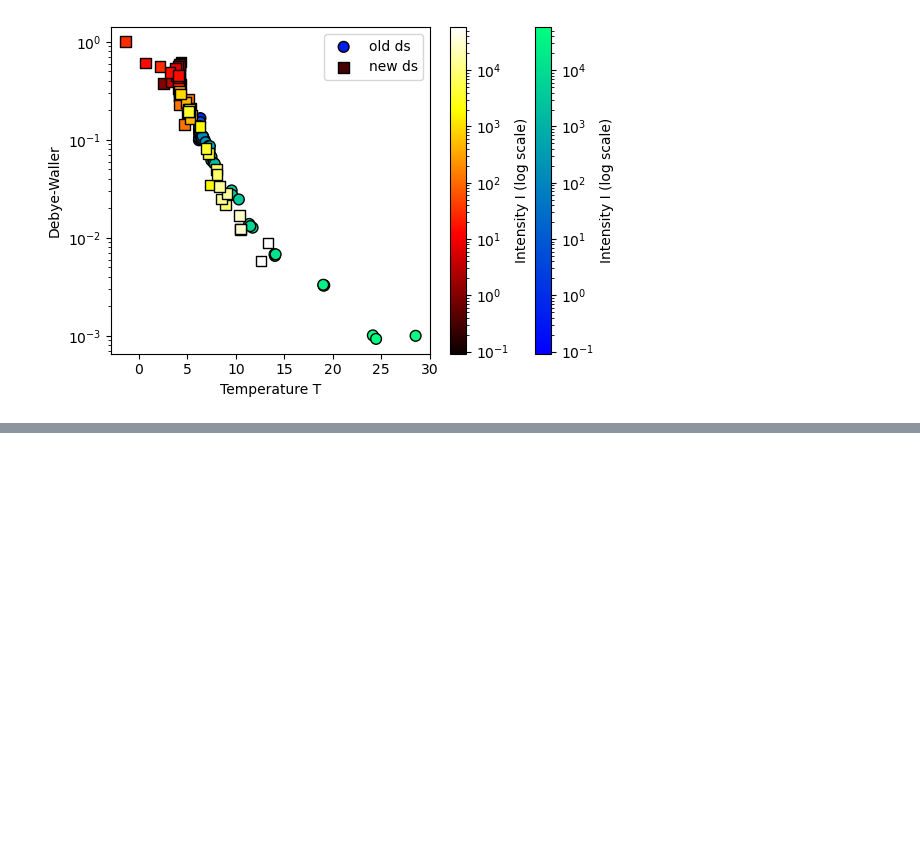
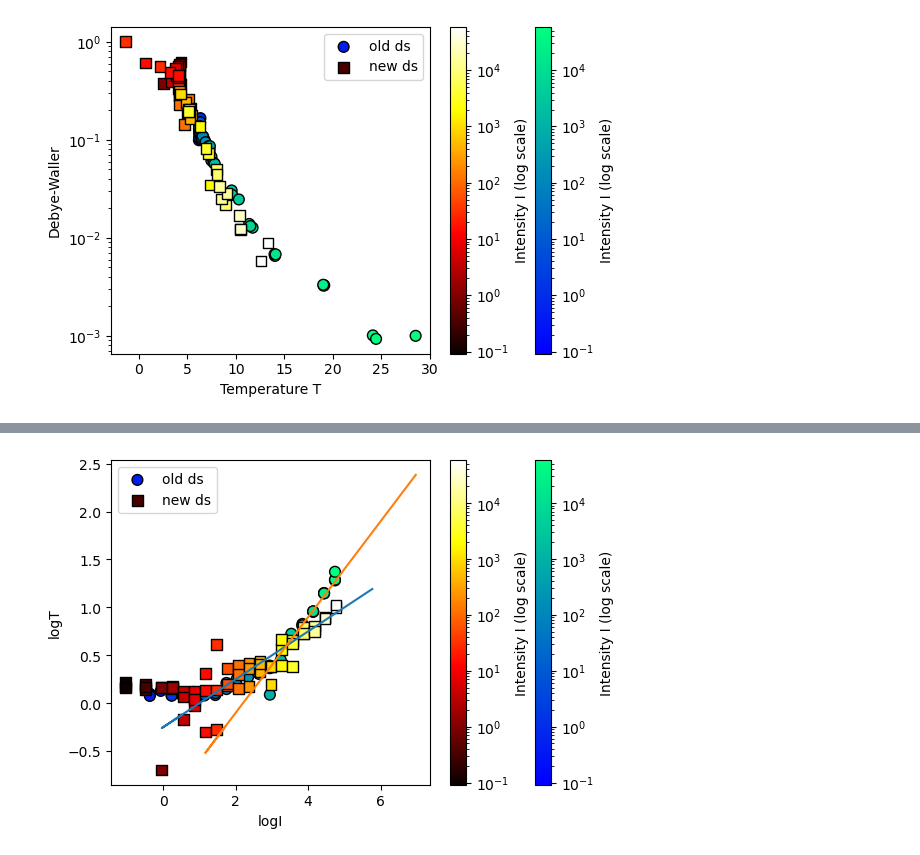
Before and after one commit to Daniele-PyBECTN/molecular_quantum_optics, a Jupyter notebook: Anomalous_saturation/dana_analysis/power_scans.ipynb, the cells around one changed output, grey strips where cells are left out. Saved outputs shown, nothing was run; the diff lists cells and outputs as text; code cells hidden in the pictures; blank space fills up the shorter version.

```diff
--- a/Anomalous_saturation/dana_analysis/power_scans.ipynb
+++ b/Anomalous_saturation/dana_analysis/power_scans.ipynb
@@ -598,3 +626,69 @@ plt.tight_layout()
 plt.show()
 # %% [output]
 [figure]
+# %%
+
+I_postemp2 = np.clip(I_pow2, np.min(I_pow2[I_pow2 > 0]), None)
+I_postemp1 = np.clip(I_pow, np.min(I_pow[I_pow > 0]), None)
+
+logP1 = np.log10(I_pow)
+logP2 = np.log10(I_pow2)
+
+
+logT1 = np.log10(np.abs(T_pow1-2.7))
+logT2 = np.log10(np.abs(T_pow2-5))
+grad_logT1 = np.gradient( np.log(np.abs(T_pow1-3.7)) , I_postemp1)
+grad_logT2 = np.gradient( np.log(np.abs(T_pow2-3.7)) , I_postemp2)
+
+print(logT1, logT2)
+# --- Determine common color scale for both datasets
+vmin = min(np.min(I_postemp2), np.min(I_postemp1))
+vmax = max(np.max(I_postemp2), np.max(I_postemp1))
+norm = LogNorm(vmin=vmin, vmax=vmax)
+
+# --- Create combined figure
+plt.figure(figsize=(6, 4))
+
+# Plot both datasets with same colormap and normalization
+sc1 = plt.scatter(
+    logP2, logT2,
+    c=I_postemp2,
+    cmap='winter',
+    norm=norm,
+    s=60,
+    edgecolor='k',
+    marker='o',
+    label="old ds"
+)
+
+sc2 = plt.scatter(
+    logP1, logT1,
+    c=I_postemp1,
+    cmap='hot',
+    norm=norm,
+    s=60,
+    edgecolor='k',
+    marker='s',
+    label="new ds"
+)
+
+plt.plot(logP1+1., .25*logP1)
+plt.plot(logP1+2.2, .5*logP1)
+
+
+# --- Colorbar and labels
+cbar1 = plt.colorbar(sc1)
+cbar1.set_label("Intensity I (log scale)")
+
+cbar2 = plt.colorbar(sc2)
+cbar2.set_label("Intensity I (log scale)")
+
+plt.xlabel("logI")
+plt.ylabel("logT")
+#plt.ylim(0,0.4)
+#plt.yscale('log')
+#plt.xscale('log')
+plt.legend()
+plt.tight_layout()
+plt.show()
+# %% [output]
@@ -600,0 +713 @@ plt.show()
+[figure, added]
```
Also changed, not shown: parts of 4 cells of this notebook.
